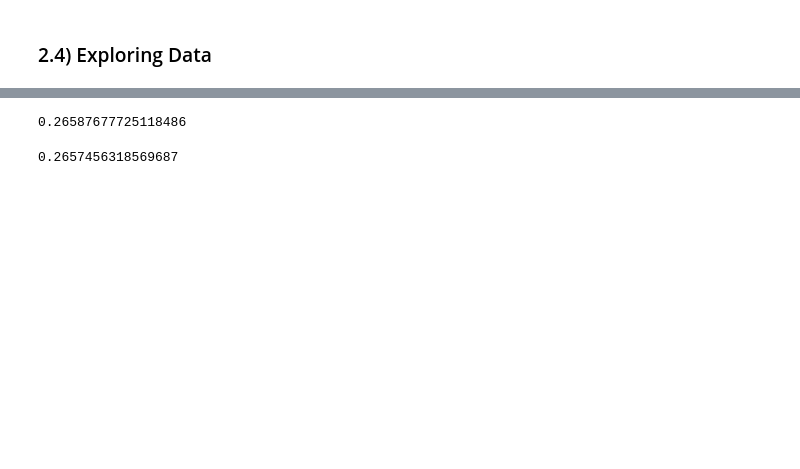
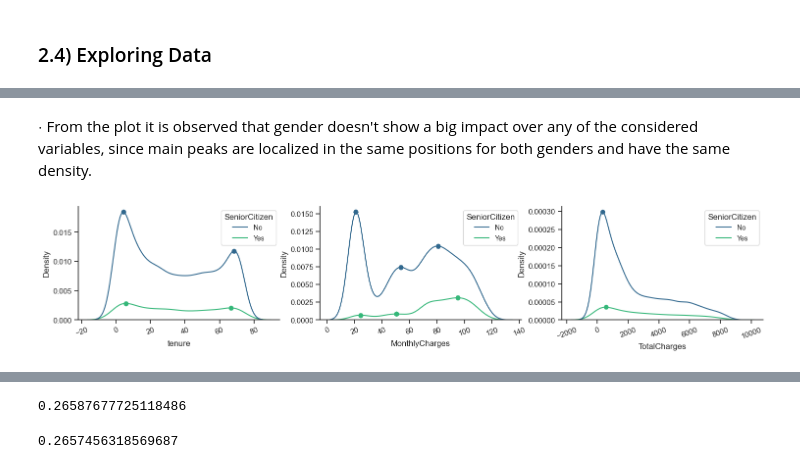
Before and after one commit to fbrownp/ml-churn, a Jupyter notebook: research/EDA_churn_analysis.ipynb, the cells around one changed output, grey strips where cells are left out. Saved outputs shown, nothing was run; the diff lists cells and outputs as text; code cells hidden in the pictures; blank space fills up the shorter version.

```diff
--- a/research/EDA_churn_analysis.ipynb
+++ b/research/EDA_churn_analysis.ipynb
@@ -168,0 +230,6 @@ plt.tight_layout()
+# %% [markdown]
+$\cdot$ From the plot it is observed that gender doesn't show a big impact over any of the considered variables, since main peaks are localized in the same positions for both genders and have the same density.
+# %%
+kdeplot_with_lines(names, data_df.columns[2])
+# %% [output]
+[figure, added]
```
Also changed, not shown: parts of 92 cells of this notebook, 1 other file.
